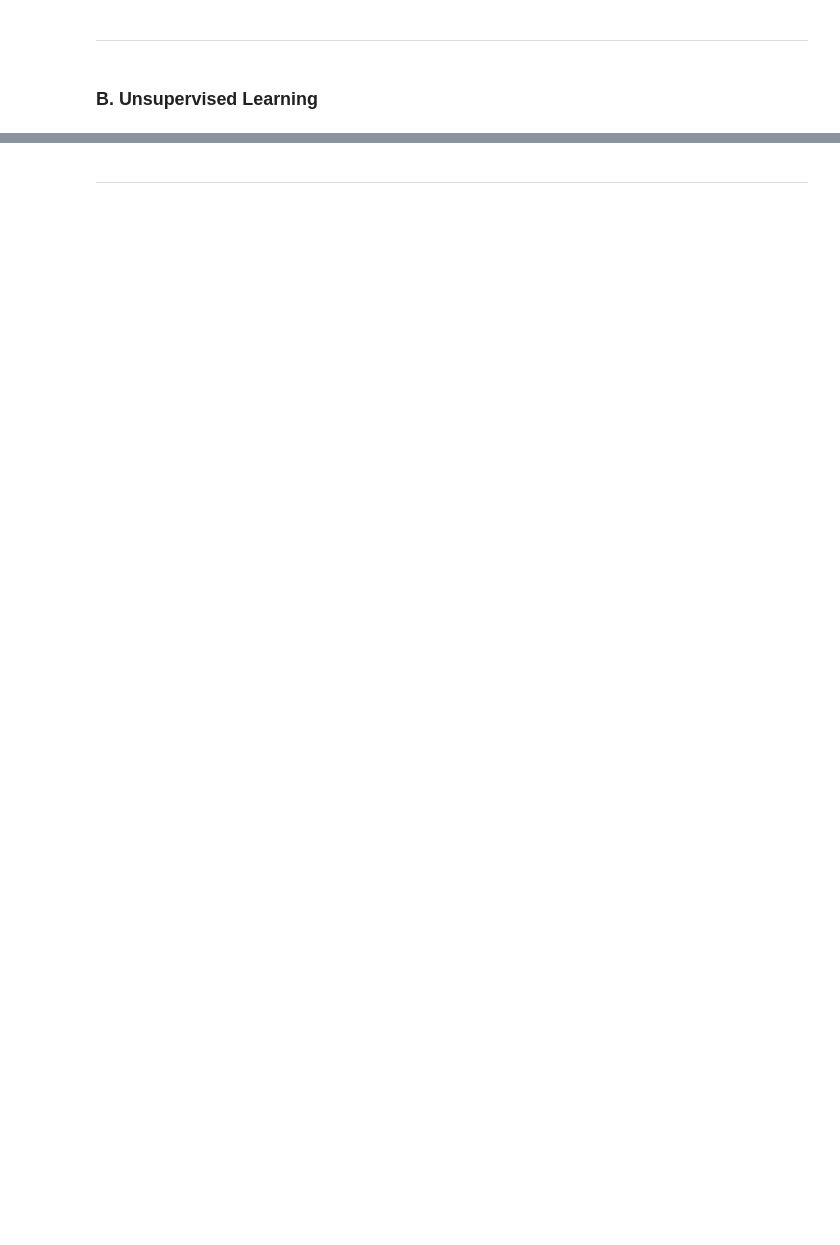
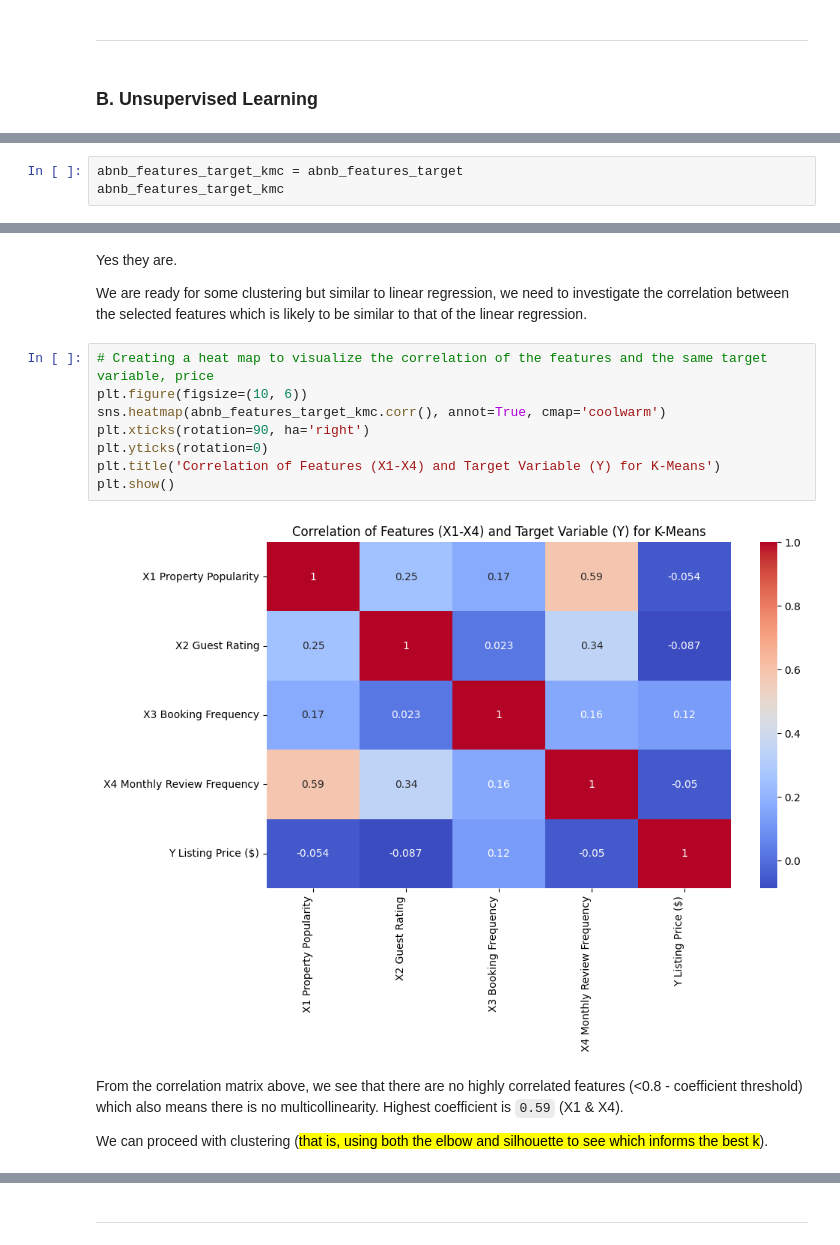
Before and after one commit to theorignalmapdcodex/dtk530-eye-twelve, a Jupyter notebook: dtk530_i12_aic-wl.ipynb, the cells around one changed output, grey strips where cells are left out. Cells and saved outputs as stored; diff of their text form; blank space fills up the shorter version.

```diff
--- a/dtk530_i12_aic-wl.ipynb
+++ b/dtk530_i12_aic-wl.ipynb
@@ -404,0 +427,3 @@ analytical tools and expanding the feature set could lead to more robust insight
+# %%
+abnb_features_target_kmc = abnb_features_target
+abnb_features_target_kmc
@@ -404,0 +494,19 @@ analytical tools and expanding the feature set could lead to more robust insight
+# %% [markdown]
+Yes they are.
+
+We are ready for some clustering but similar to linear regression, we need to investigate the correlation between the selected features which is likely to be similar to that of the linear regression.
+# %%
+# Creating a heat map to visualize the correlation of the features and the same target variable, price
+plt.figure(figsize=(10, 6))
+sns.heatmap(abnb_features_target_kmc.corr(), annot=True, cmap='coolwarm')
+plt.xticks(rotation=90, ha='right')
+plt.yticks(rotation=0)
+plt.title('Correlation of Features (X1-X4) and Target Variable (Y) for K-Means')
+plt.show()
+# %% [output]
+[figure, added]
+# %% [markdown]
+From the correlation matrix above, we see that there are no highly correlated features (<0.8 - coefficient threshold) which also means there is no multicollinearity.
+Highest coefficient is `0.59` (X1 & X4).
+
+We can proceed with clustering (<mark>that is, using both the elbow and silhouette to see which informs the best k</mark>).
```
Also changed, not shown: parts of 49 cells of this notebook.
